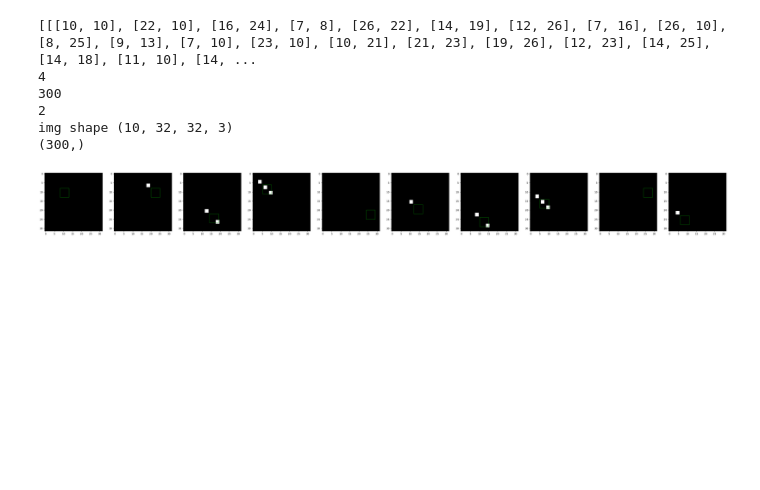
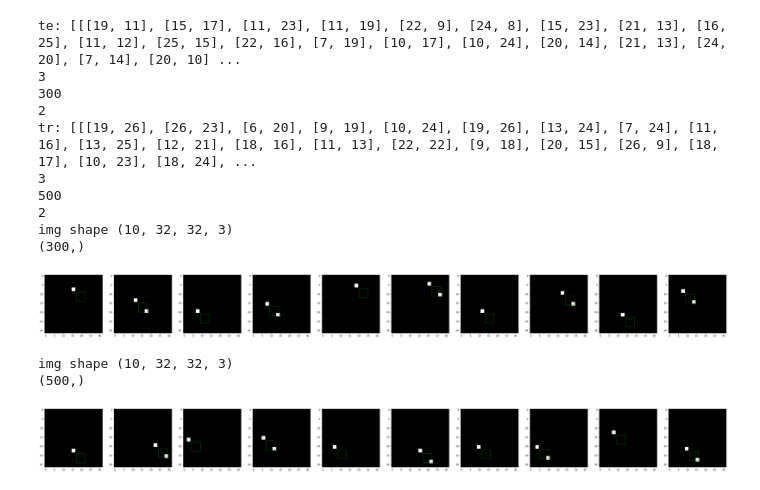
Before and after one commit to vHalenka/TM_DataEnhancer, a Jupyter notebook: main.ipynb, the cells around one changed output. Saved outputs shown, nothing was run; the diff lists cells and outputs as text; code cells hidden in the pictures; blank space fills up the shorter version.

```diff
--- a/main.ipynb
+++ b/main.ipynb
@@ -222,7 +254,7 @@ print(Y_test_org.shape)
 (300,)
 # %%
 # Thermometer Coding
-def thermometer_encode(image, resolution=8, prevMin=0, prevMax=255):
+def thermometer_encode(image, resolution=16, prevMin=0, prevMax=255):
     # Get the shape of the input image
     shape = image.shape
 
@@ -905,7 +671,10 @@ Minimum values of patches
 # %%
-print("Finding patches in images...")
-X_test_all_results = find_patches_in_images(X_test_org, Y_test_org, extreme_patches)
-X_train_all_results = find_patches_in_images(X_train_org, Y_train_org, extreme_patches)
+#print("Finding patches in images...")
+#extreme_patches are now completely empty
+#extreme_patches = np.zeros((tm.number_of_classes,2, 3), dtype=Patch)
+
+#X_test_all_results = find_patches_in_images(X_test_org, Y_test_org, extreme_patches)
+#X_train_all_results = find_patches_in_images(X_train_org, Y_train_org, extreme_patches)
 
 
 # X_test_all_results = [[(8, 13, 13), (7, 13, 13)], [], [], [(8, 13, 13), (7, 13, 13)], [], [],...
@@ -979,47 +761,60 @@ print(len(origin_points5[0]))
 # %%
-def plot_images_with_coordinates(images, Y_images, origin_points, n_origin_points=6, square_size=5):
+def plot_images_with_coordinates(images, Y_images, anchor_points, n_anchor_points=6, square_size=5):
     """
     Plots images with specified coordinates (origin points) marked with red squares based on their class labels.
 
     Parameters:
     - images: List of 2D arrays representing the images.
     - Y_images: List of labels corresponding to each image.
-    - origin_points: List of origin points for each class.
-    - n_origin_points: Number of origin points to consider for each class.
+    - anchor_points: List of origin points for each class.
+    - n_anchor_points: Number of origin points to consider for each class.
     - square_size: Size of the square to be plotted at each coordinate.
     """
     print("img shape", images.shape)
     print(Y_images.shape)
 
     batch_size = len(images)
     fig, ax = plt.subplots(1, batch_size, figsize=(batch_size * 5, 5))
 
     for i in range(batch_size):
         ax[i].imshow(images[i])
         class_label = Y_images[i, 0] if len(Y_images.shape) > 1 else Y_images[i]
 
-        if class_label < len(origin_points):
-            origins = origin_points[class_label]
-            #for point in range(min(n_origin_points, len(origins))):
-            #for point in range(n_origin_points):
+        if class_label < len(anchor_points):
+            origins = anchor_points[class_label]
+            #for point in range(min(n_anchor_points, len(origins))):
+            #for point in range(n_anchor_points):
             origin_coord = origins[i]
             if np.any(origin_coord == -1):
                 continue
             x, y = origin_coord
             rect = patches.Rectangle((x - square_size//2, y - square_size//2), square_size, square_size, linewidth=1, edgecolor='g', facecolor='none')
             ax[i].add_patch(rect)
 
     plt.show()
-print(origin_points5)
-print(len(origin_points5))
-print(len(origin_points5[0]))
-print(len(origin_points5[0][0]))
-plot_images_with_coordinates(X_test_org[:10], Y_test_org, origin_points5)
+print("te:", anchors_test)
+print(len(anchors_test))
+print(len(anchors_test[0]))
+print(len(anchors_test[0][0]))
+
+print("tr:", anchors_train)
+print(len(anchors_train))
+print(len(anchors_train[0]))
+print(len(anchors_train[0][0]))
+plot_images_with_coordinates(X_test_org[:10], Y_test_org, anchors_test)
+plot_images_with_coordinates(X_train_org[:10], Y_train_org, anchors_train)
 # %% [output]
-[[[10, 10], [22, 10], [16, 24], [7, 8], [26, 22], [14, 19], [12, 26], [7, 16], [26, 10], [8, 25], [9, 13], [7, 10], [23, 10], [10, 21], [21, 23], [19, 26], [12, 23], [14, 25], [14, 18], [11, 10], [14, ...
-4
+te: [[[19, 11], [15, 17], [11, 23], [11, 19], [22, 9], [24, 8], [15, 23], [21, 13], [16, 25], [11, 12], [25, 15], [22, 16], [7, 19], [10, 17], [10, 24], [20, 14], [21, 13], [24, 20], [7, 14], [20, 10] ...
+3
 300
+2
+tr: [[[19, 26], [26, 23], [6, 20], [9, 19], [10, 24], [19, 26], [13, 24], [7, 24], [11, 16], [13, 25], [12, 21], [18, 16], [11, 13], [22, 22], [9, 18], [20, 15], [26, 9], [18, 17], [10, 23], [18, 24], ...
+3
+500
 2
 img shape (10, 32, 32, 3)
 (300,)
-[figure, old version]
+[figure, new version]
+img shape (10, 32, 32, 3)
+(500,)
+[figure, added]
```
Also changed, not shown: parts of 26 cells of this notebook.
